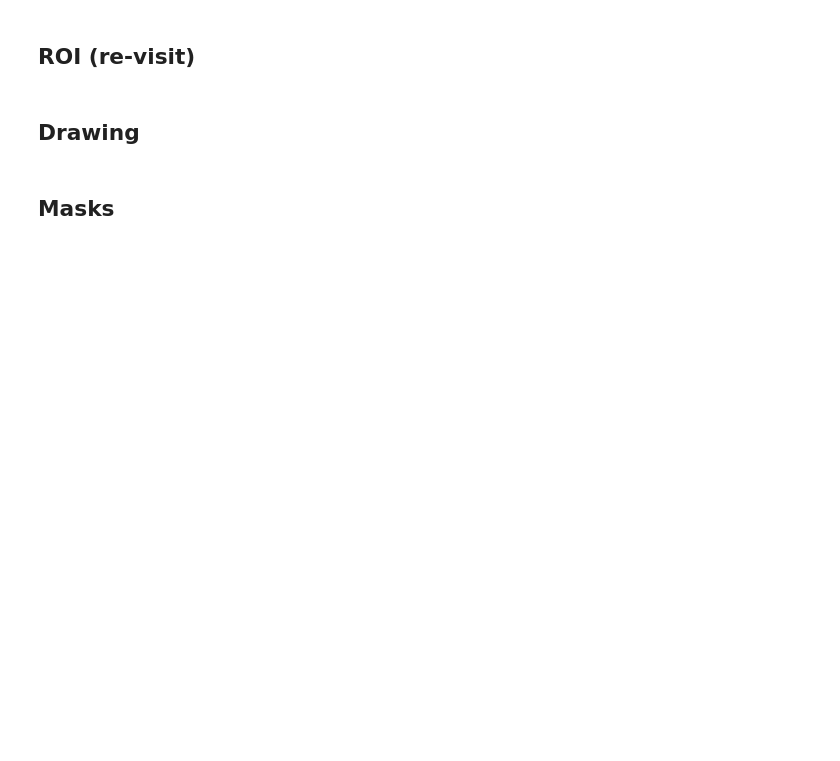
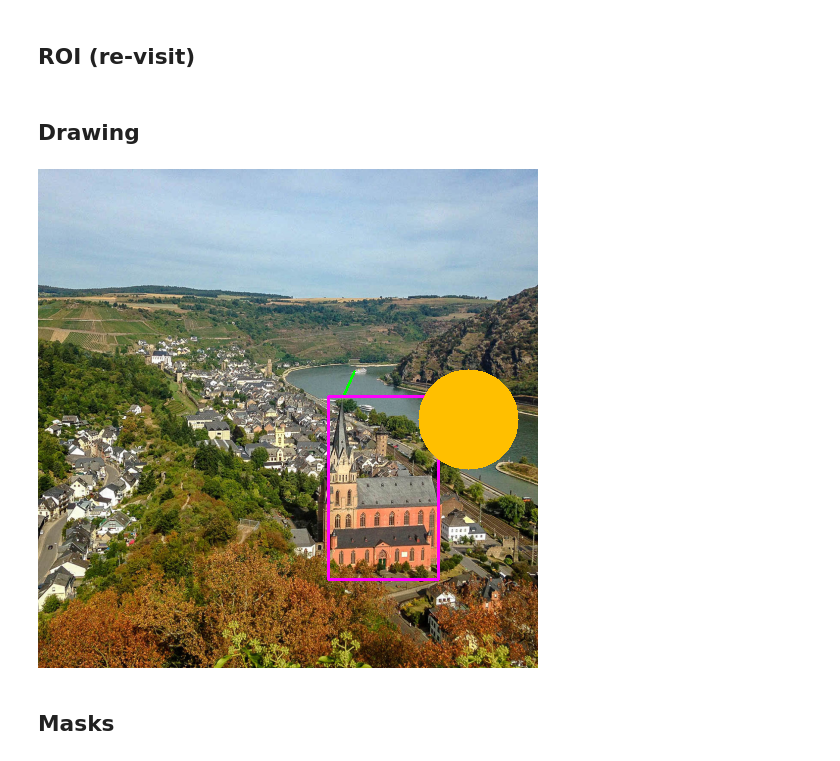
Before and after one commit to drhoffma/HarperIDEAShopCVCC, a Jupyter notebook: lessons/03_Computer_Vision_Basics_2.ipynb, the cells around one changed output. Drawn from its saved outputs; the diff is of its cells as text; code cells hidden in the pictures; blank space fills up the shorter version.

```diff
--- a/lessons/03_Computer_Vision_Basics_2.ipynb
+++ b/lessons/03_Computer_Vision_Basics_2.ipynb
@@ -44,17 +65,23 @@ cv2_imshow(resized)
 # %%
 # code playground
 
 # Use the same image for all of the below steps
 drawing = resized.copy()
 
 # draw a green line from the church steeple top to the boat
-green = ()
+green = (0, 255, 0)
+cv2.line(drawing, (305, 227), (316, 202), green, 2)
 
-# draw a purple box around the church
-purple = ()
+# draw a purple rectangle around the church
+purple = (255, 0, 255)
+cv2.rectangle(drawing, (290, 227), (400, 410), purple, 2)
 
 # draw a yellow circle around the boat
-yellow = ()
+yellow = (0, 191, 255)
+cv2.circle(drawing, (430, 250), 50, yellow, -1)
+cv2_imshow(drawing)
+# %% [output]
+[figure, added]
 # %% [markdown]
 ## Masks
 # %%
```
Also changed, not shown: parts of 5 cells of this notebook.
